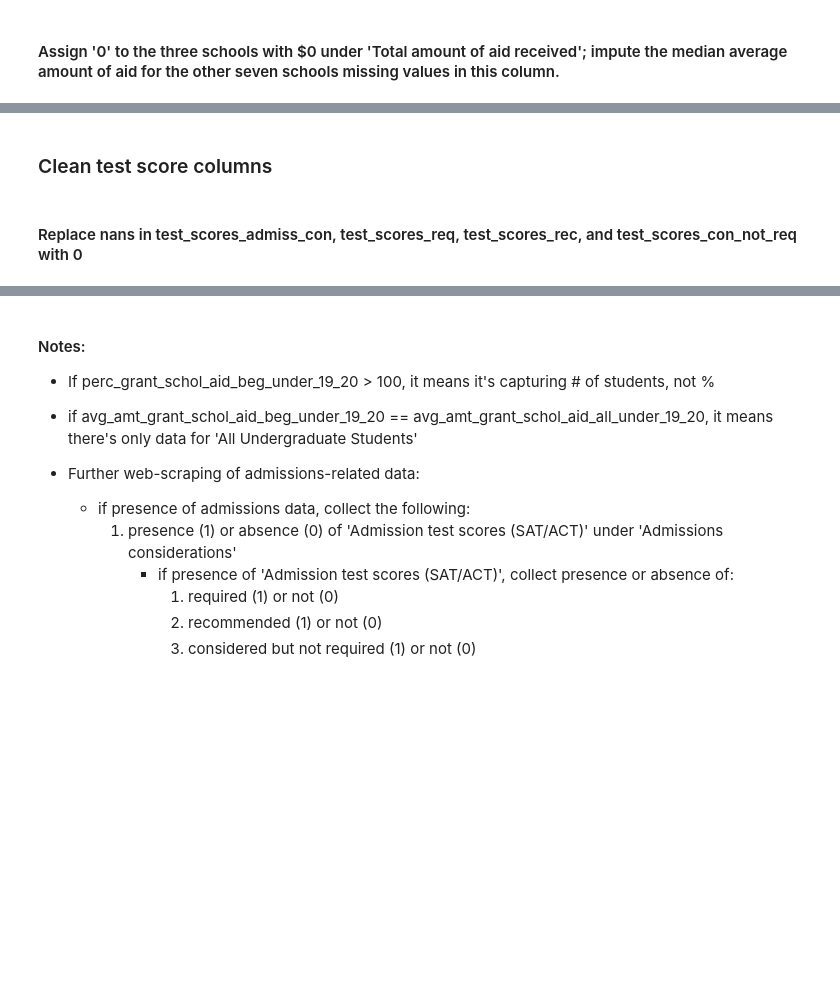
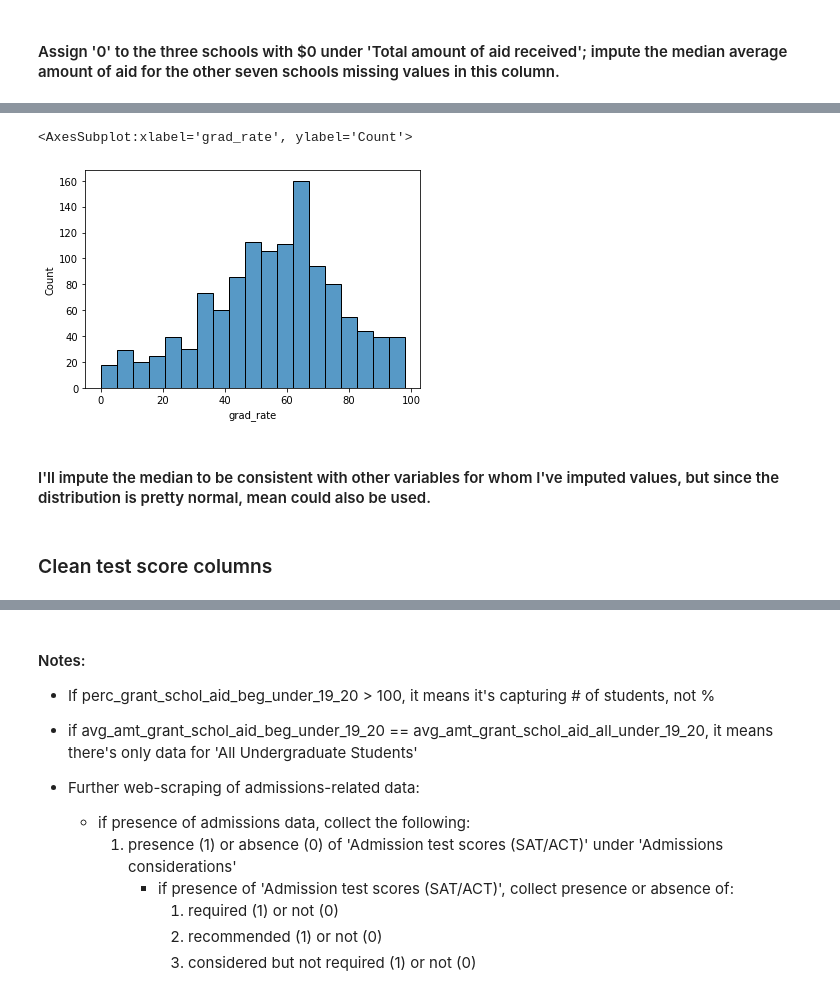
Before and after one commit to chloebs4590/Metis-NBM_Regression, a Jupyter notebook: eda_lr_project_code.ipynb, the cells around one changed output, grey strips where cells are left out. Cells and saved outputs as stored; diff of their text form; code cells hidden in the pictures; blank space fills up the shorter version.

```diff
--- a/eda_lr_project_code.ipynb
+++ b/eda_lr_project_code.ipynb
@@ -27,5 +29,7 @@ schools_801_1200 = pd.read_csv('schools_csv_6.csv')
-# %%
-schools_1201_1332 = pd.read_csv('schools_csv_5.csv')
+# %%
+schools_401_800 = pd.read_csv('schools_csv_13.csv')
+# %%
+schools_1_400 = pd.read_csv('schools_csv_14.csv')
 # %% [markdown]
 ## Concatenate dataframes
 # %%
@@ -715,6 +723,9 @@ under_apps_med = schools_df.under_apps.median()
 schools_df.under_apps.fillna(under_apps_med, inplace=True)
 # %%
 schools_df.perc_admitted.fillna(100.0, inplace=True)
+# %%
+# re-scale perc_admitted so it's from 0-1 instead of 0-100
+schools_df['perc_admitted_fin'] = schools_df['perc_admitted'] / 100
 # %% [markdown]
 ### Clean financial aid columns
 # %% [markdown]
@@ -813,0 +870,7 @@ memory usage: 454.8+ KB
+# %%
+sns.histplot(schools_df['grad_rate'])
+# %% [output]
+<AxesSubplot:xlabel='grad_rate', ylabel='Count'>
+[figure, added]
+# %% [markdown]
+#### I'll impute the median to be consistent with other variables for whom I've imputed values, but since the distribution is pretty normal, mean could also be used.
@@ -814,4 +882,2 @@ memory usage: 454.8+ KB
 # %% [markdown]
 ### Clean test score columns
-# %% [markdown]
-#### Replace nans in test_scores_admiss_con, test_scores_req, test_scores_rec, and test_scores_con_not_req with 0
```
Also changed, not shown: parts of 137 cells of this notebook.
